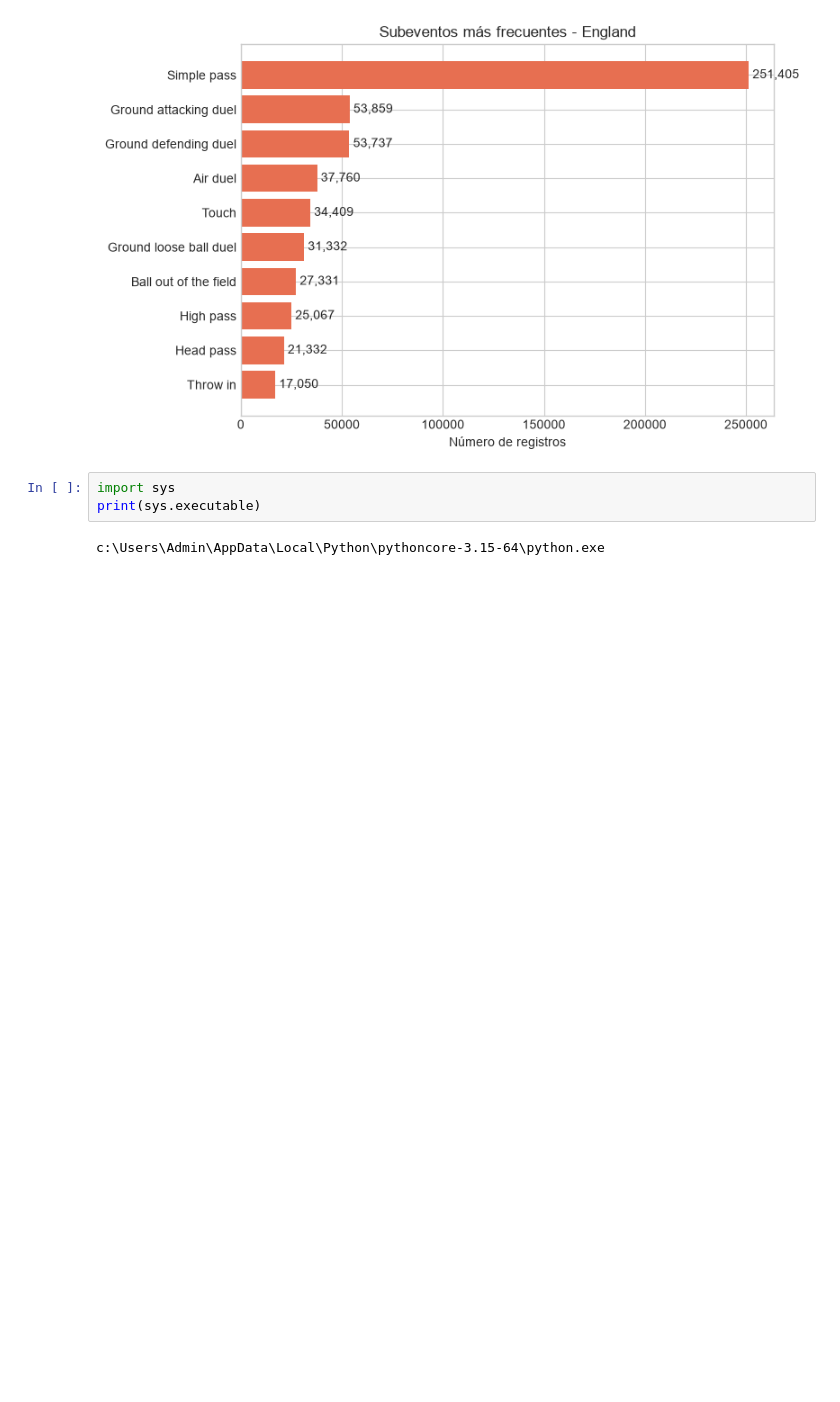
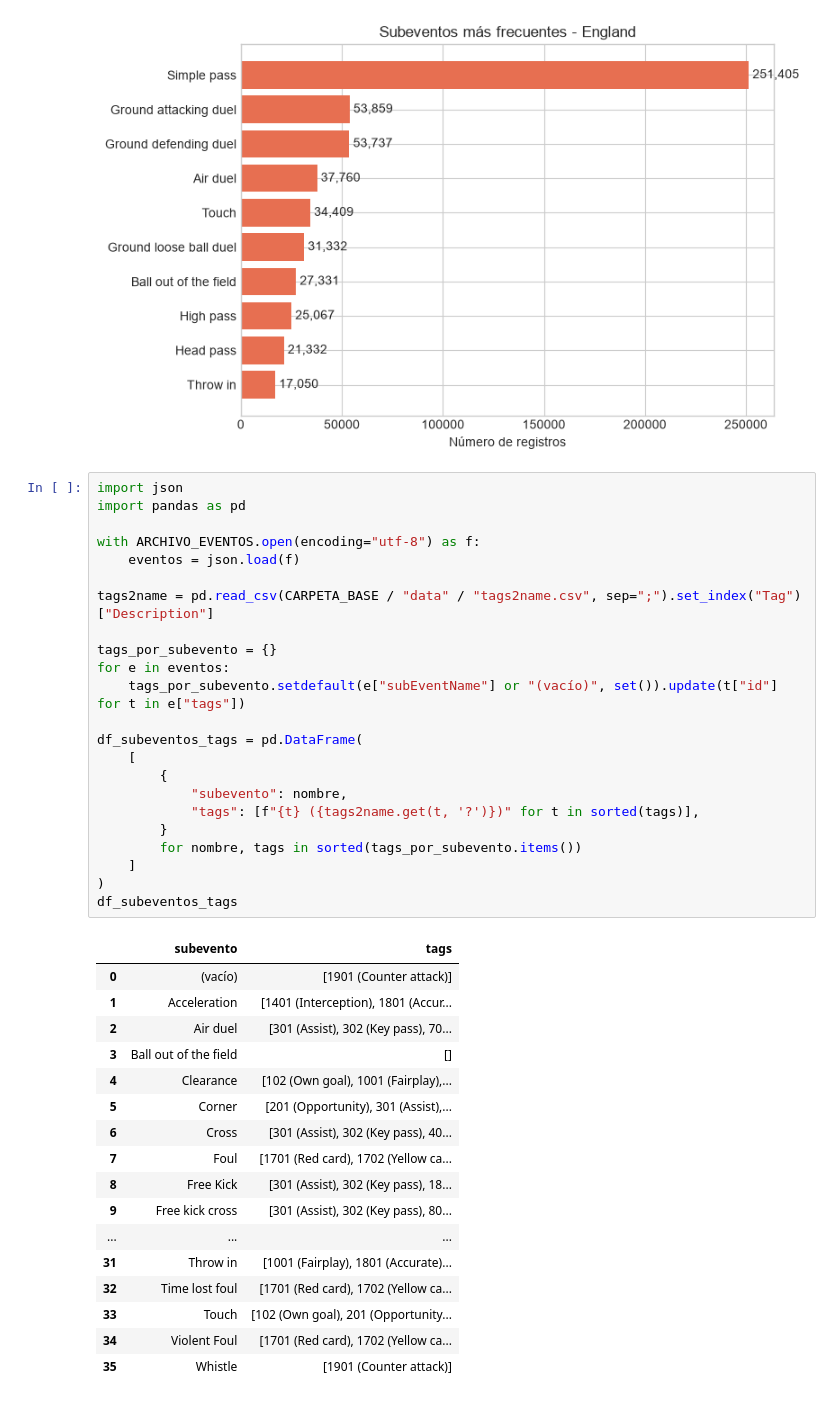
Before and after one commit to MarcosTardy/Sports_analytics_project, a Jupyter notebook: analisis_wyscout_england.ipynb, the cells around one changed output. Cells and saved outputs as stored; diff of their text form; blank space fills up the shorter version.

Commit message:
Add subevent-tags dataframe to England analysis notebook
Co-authored-by: Copilot <223556219+Copilot@users.noreply.github.com>

```diff
--- a/analisis_wyscout_england.ipynb
+++ b/analisis_wyscout_england.ipynb
@@ -211,8 +211,44 @@ plt.tight_layout()
 plt.show()
 # %% [output]
 [figure]
-# %%
-import sys
-print(sys.executable)
-# %% [output]
-c:\Users\Admin\AppData\Local\Python\pythoncore-3.15-64\python.exe
+# %%
+import json
+import pandas as pd
+
+with ARCHIVO_EVENTOS.open(encoding="utf-8") as f:
+    eventos = json.load(f)
+
+tags2name = pd.read_csv(CARPETA_BASE / "data" / "tags2name.csv", sep=";").set_index("Tag")["Description"]
+
+tags_por_subevento = {}
+for e in eventos:
+    tags_por_subevento.setdefault(e["subEventName"] or "(vacío)", set()).update(t["id"] for t in e["tags"])
+
+df_subeventos_tags = pd.DataFrame(
+    [
+        {
+            "subevento": nombre,
+            "tags": [f"{t} ({tags2name.get(t, '?')})" for t in sorted(tags)],
+        }
+        for nombre, tags in sorted(tags_por_subevento.items())
+    ]
+)
+df_subeventos_tags
+# %% [output]
+|  | subevento | tags |
+| 0 | (vacío) | [1901 (Counter attack)] |
+| 1 | Acceleration | [1401 (Interception), 1801 (Accur... |
+| 2 | Air duel | [301 (Assist), 302 (Key pass), 70... |
+| 3 | Ball out of the field | [] |
+| 4 | Clearance | [102 (Own goal), 1001 (Fairplay),... |
+| 5 | Corner | [201 (Opportunity), 301 (Assist),... |
+| 6 | Cross | [301 (Assist), 302 (Key pass), 40... |
+| 7 | Foul | [1701 (Red card), 1702 (Yellow ca... |
+| 8 | Free Kick | [301 (Assist), 302 (Key pass), 18... |
+| 9 | Free kick cross | [301 (Assist), 302 (Key pass), 80... |
+| ... | ... | ... |
+| 31 | Throw in | [1001 (Fairplay), 1801 (Accurate)... |
+| 32 | Time lost foul | [1701 (Red card), 1702 (Yellow ca... |
+| 33 | Touch | [102 (Own goal), 201 (Opportunity... |
+| 34 | Violent Foul | [1701 (Red card), 1702 (Yellow ca... |
+| 35 | Whistle | [1901 (Counter attack)] |
```
